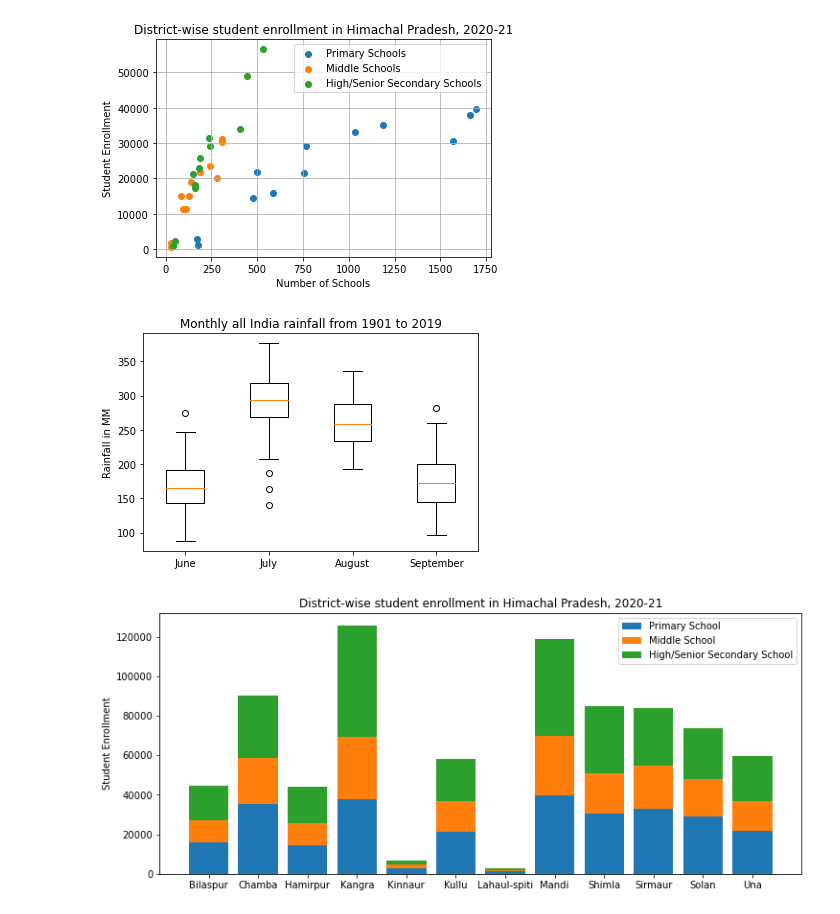
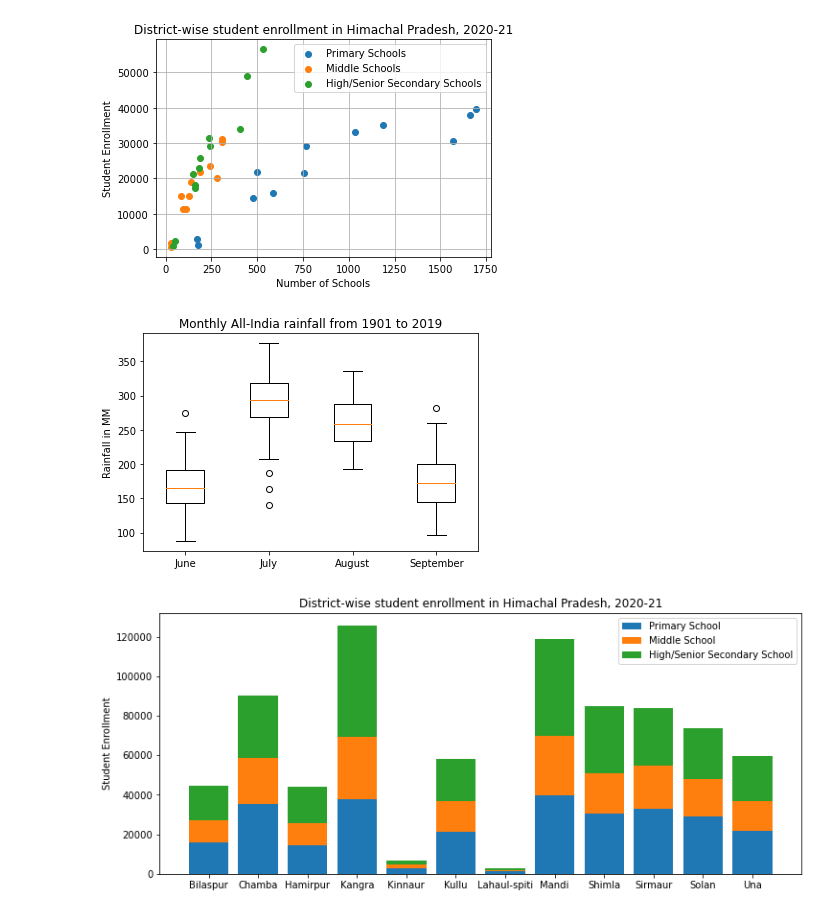
Before and after one commit to knikhil1995/DS200-Plots, a Jupyter notebook: plots.ipynb, the cells around one changed output. Saved outputs shown, nothing was run; the diff lists cells and outputs as text; code cells hidden in the pictures.

```diff
--- a/plots.ipynb
+++ b/plots.ipynb
@@ -22,18 +22,18 @@ plt.savefig('Scatter.svg', format='svg')
 # %%
 import matplotlib.pyplot as plt
 import numpy as np
 
 
 rainfall=np.genfromtxt('All-India-Rainfall-Act_Dep_1901_to_2019_0.csv', delimiter=',', dtype=None,encoding=None)
 
 fig, ax = plt.subplots()
 
 ax.boxplot(rainfall[1:,1:5].astype(np.double),labels=["June","July","August","September"])
 plt.ylabel("Rainfall in MM")
-plt.title("Monthly all India rainfall from 1901 to 2019")
+plt.title("Monthly All-India rainfall from 1901 to 2019")
 plt.savefig('box.svg', format='svg')
 # %% [output]
-[figure, old version]
+[figure, new version]
 # %%
 import matplotlib.pyplot as plt
 import numpy as np
```
Also changed, not shown: 2 other files.
